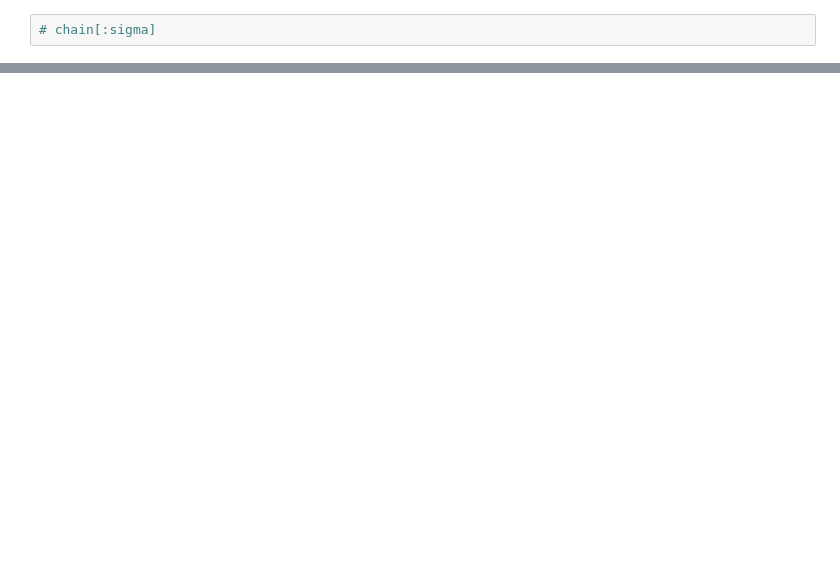
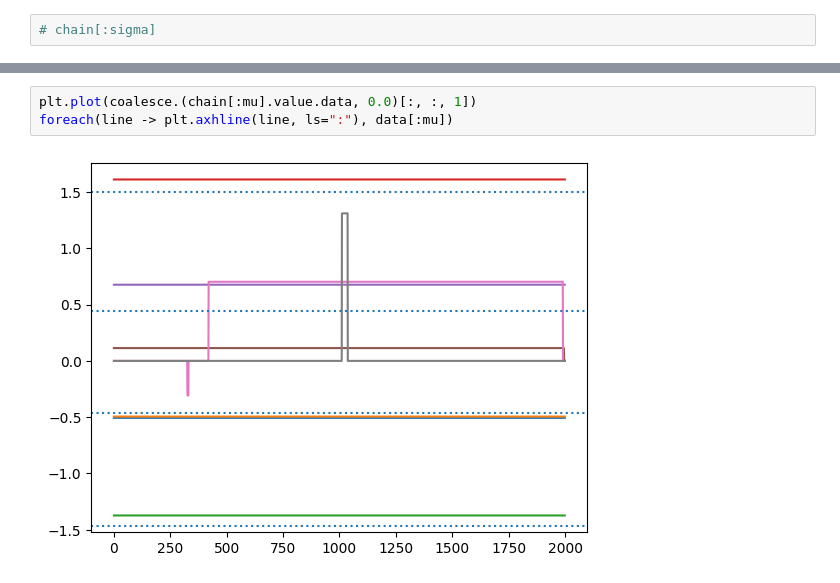
Before and after one commit to luiarthur/TuringBnpBenchmarks, a Jupyter notebook: src/dp-gmm/notebooks/dp_crp_gmm_turing.ipynb, the cells around one changed output, grey strips where cells are left out. Saved outputs shown, nothing was run; the diff lists cells and outputs as text; blank space fills up the shorter version.

```diff
--- a/src/dp-gmm/notebooks/dp_crp_gmm_turing.ipynb
+++ b/src/dp-gmm/notebooks/dp_crp_gmm_turing.ipynb
@@ -249 +220,6 @@ plt.tight_layout();
+# %%
+plt.plot(coalesce.(chain[:mu].value.data, 0.0)[:, :, 1])
+foreach(line -> plt.axhline(line, ls=":"), data[:mu])
+# %% [output]
+[figure, added]
 # %%
```
Also changed, not shown: parts of 13 cells of this notebook, 1 other file.
